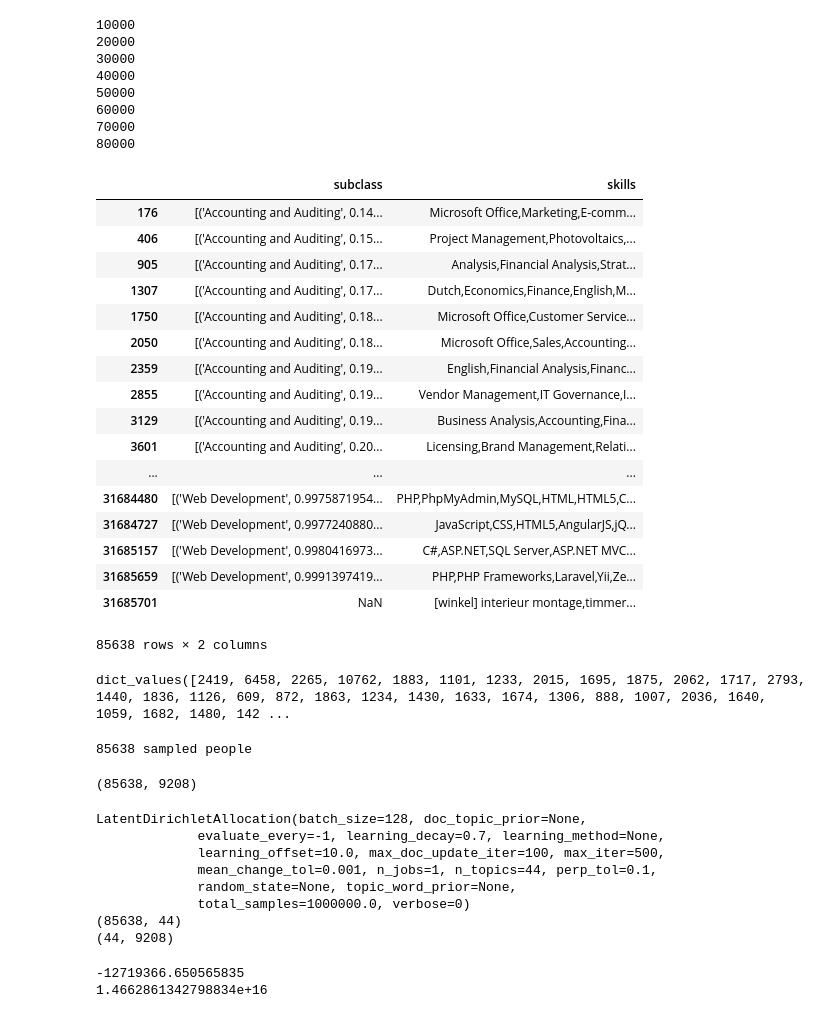
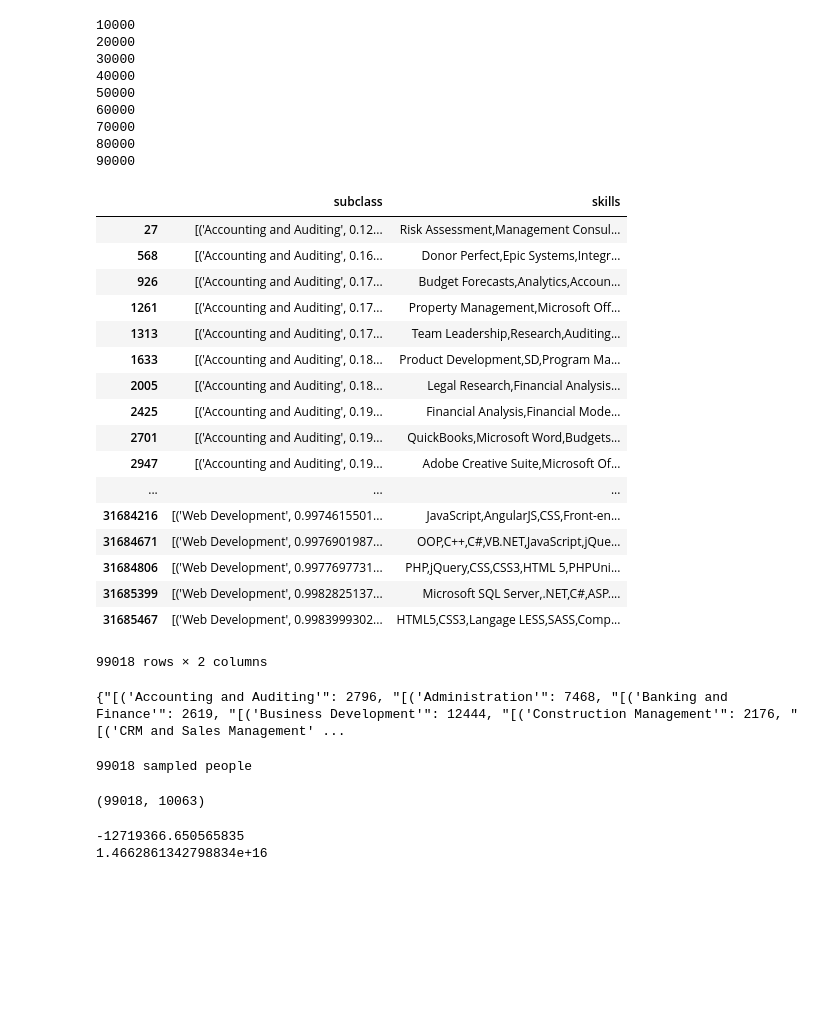
Before and after one commit to hodsonjames/employment, a Jupyter notebook: LDA_Replication.ipynb, the cells around one changed output. Cells and saved outputs as stored; diff of their text form; code cells hidden in the pictures; blank space fills up the shorter version.

```diff
--- a/LDA_Replication.ipynb
+++ b/LDA_Replication.ipynb
@@ -12,50 +13,51 @@ import pyLDAvis.sklearn
 import matplotlib.pyplot as plt
 %matplotlib inline
 # %%
-chunksize = 370 #approximately 31685708 entries
+chunksize = 320 #approximately 31685708 entries
 
 df = pd.DataFrame()
 curr_chunk = 0
 data=pd.read_csv('all_skills_sorted.tsv', sep='\t', chunksize=chunksize)
 
 for chunk in data:
     rand_person = chunk.sample(n=1)
     df = pd.concat([df, rand_person])
 
     # log progress
     curr_chunk += 1
     if curr_chunk % 10000 == 0:
         print(curr_chunk)
 
 df.columns = ['subclass', 'skills']
 df
 # %% [output]
 10000
 20000
 30000
 40000
 50000
 60000
 70000
 80000
+90000
 |  | subclass | skills |
-| 176 | [('Accounting and Auditing', 0.14... | Microsoft Office,Marketing,E-comm... |
-| 406 | [('Accounting and Auditing', 0.15... | Project Management,Photovoltaics,... |
-| 905 | [('Accounting and Auditing', 0.17... | Analysis,Financial Analysis,Strat... |
-| 1307 | [('Accounting and Auditing', 0.17... | Dutch,Economics,Finance,English,M... |
-| 1750 | [('Accounting and Auditing', 0.18... | Microsoft Office,Customer Service... |
-| 2050 | [('Accounting and Auditing', 0.18... | Microsoft Office,Sales,Accounting... |
-| 2359 | [('Accounting and Auditing', 0.19... | English,Financial Analysis,Financ... |
-| 2855 | [('Accounting and Auditing', 0.19... | Vendor Management,IT Governance,I... |
-| 3129 | [('Accounting and Auditing', 0.19... | Business Analysis,Accounting,Fina... |
-| 3601 | [('Accounting and Auditing', 0.20... | Licensing,Brand Management,Relati... |
+| 27 | [('Accounting and Auditing', 0.12... | Risk Assessment,Management Consul... |
+| 568 | [('Accounting and Auditing', 0.16... | Donor Perfect,Epic Systems,Integr... |
+| 926 | [('Accounting and Auditing', 0.17... | Budget Forecasts,Analytics,Accoun... |
+| 1261 | [('Accounting and Auditing', 0.17... | Property Management,Microsoft Off... |
+| 1313 | [('Accounting and Auditing', 0.17... | Team Leadership,Research,Auditing... |
+| 1633 | [('Accounting and Auditing', 0.18... | Product Development,SD,Program Ma... |
+| 2005 | [('Accounting and Auditing', 0.18... | Legal Research,Financial Analysis... |
+| 2425 | [('Accounting and Auditing', 0.19... | Financial Analysis,Financial Mode... |
+| 2701 | [('Accounting and Auditing', 0.19... | QuickBooks,Microsoft Word,Budgets... |
+| 2947 | [('Accounting and Auditing', 0.19... | Adobe Creative Suite,Microsoft Of... |
 | ... | ... | ... |
-| 31684480 | [('Web Development', 0.9975871954... | PHP,PhpMyAdmin,MySQL,HTML,HTML5,C... |
-| 31684727 | [('Web Development', 0.9977240880... | JavaScript,CSS,HTML5,AngularJS,jQ... |
-| 31685157 | [('Web Development', 0.9980416973... | C#,ASP.NET,SQL Server,ASP.NET MVC... |
-| 31685659 | [('Web Development', 0.9991397419... | PHP,PHP Frameworks,Laravel,Yii,Ze... |
-| 31685701 | NaN | [winkel] interieur montage,timmer... |
+| 31684216 | [('Web Development', 0.9974615501... | JavaScript,AngularJS,CSS,Front-en... |
+| 31684671 | [('Web Development', 0.9976901987... | OOP,C++,C#,VB.NET,JavaScript,jQue... |
+| 31684806 | [('Web Development', 0.9977697731... | PHP,jQuery,CSS,CSS3,HTML 5,PHPUni... |
+| 31685399 | [('Web Development', 0.9982825137... | Microsoft SQL Server,.NET,C#,ASP.... |
+| 31685467 | [('Web Development', 0.9983999302... | HTML5,CSS3,Langage LESS,SASS,Comp... |
-85638 rows × 2 columns
+99018 rows × 2 columns
 # %%
 counts = {}
 for subclass in df['subclass']:
@@ -67,16 +69,16 @@ for subclass in df['subclass']:
         counts[curr] += 1
     else:
         counts[curr] = 1
-print(counts.values())
+print(counts)
 # %% [output]
-dict_values([2419, 6458, 2265, 10762, 1883, 1101, 1233, 2015, 1695, 1875, 2062, 1717, 2793, 1440, 1836, 1126, 609, 872, 1863, 1234, 1430, 1633, 1674, 1306, 888, 1007, 2036, 1640, 1059, 1682, 1480, 142 ...
+{"[('Accounting and Auditing'": 2796, "[('Administration'": 7468, "[('Banking and Finance'": 2619, "[('Business Development'": 12444, "[('Construction Management'": 2176, "[('CRM and Sales Management' ...
 # %%
 corpus = []
 for skills in df['skills']:
     corpus.append(skills)
 print(str(len(corpus)) + ' sampled people')
 # %% [output]
-85638 sampled people
+99018 sampled people
 # %%
 vectorizer = CountVectorizer(tokenizer=lambda x: x.split(','), min_df=10) #drop sparse entries < 10 in corpus
 data_vectorized = normalize(vectorizer.fit_transform(corpus))
@@ -85,22 +87,16 @@ data_vectorized = normalize(vectorizer.fit_transform(corpus))
 data_processed = data_vectorized.toarray()
 print(data_processed.shape)
 # %% [output]
-(85638, 9208)
+(99018, 10063)
 # %%
-lda = LatentDirichletAllocation(n_topics=44, max_iter=500) #change max_iter to 500
-lda_output = lda.fit_transform(data_processed)
-print(lda)
-print(lda_output.shape)
-print(lda.components_.shape)
+def calc_lda(num_topics):
+    lda = LatentDirichletAllocation(n_topics=num_topics, max_iter=500) #change max_iter to 500
+    lda_output = lda.fit_transform(data_processed)
+    print(num_topics)
+    return lda
+    print(lda)
+    print(lda_output.shape)
+    print(lda.components_.shape)
-# %% [output]
-LatentDirichletAllocation(batch_size=128, doc_topic_prior=None,
-             evaluate_every=-1, learning_decay=0.7, learning_method=None,
-             learning_offset=10.0, max_doc_update_iter=100, max_iter=500,
-             mean_change_tol=0.001, n_jobs=1, n_topics=44, perp_tol=0.1,
-             random_state=None, topic_word_prior=None,
-             total_samples=1000000.0, verbose=0)
-(85638, 44)
-(44, 9208)
 # %%
 # higher the better
 print(lda.score(data_vectorized))
```
Also changed, not shown: parts of 3 cells of this notebook.
